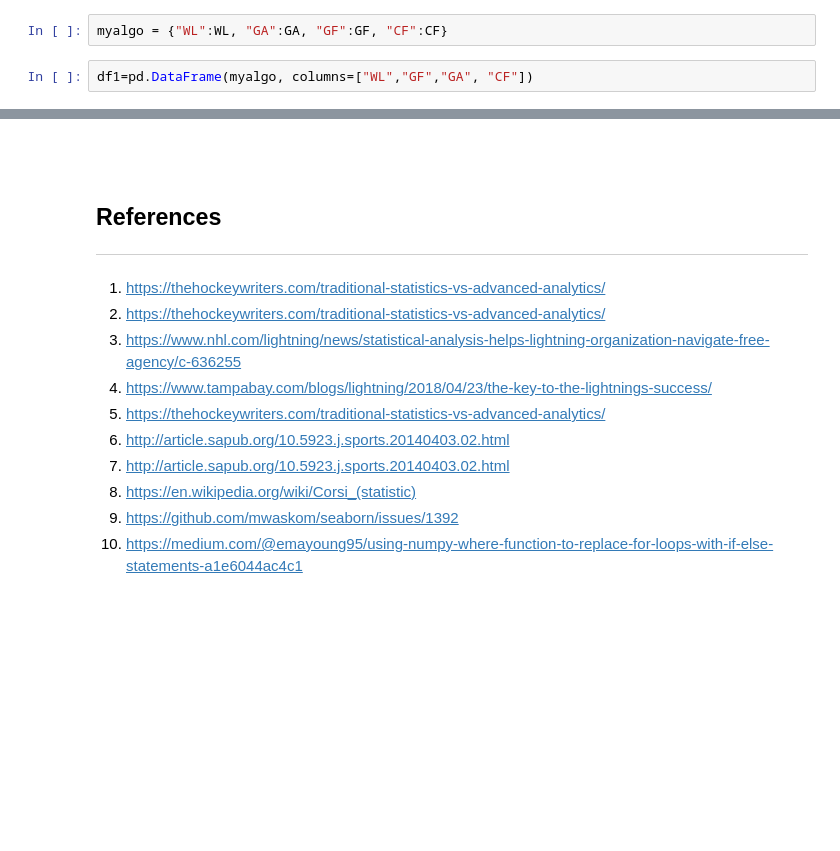
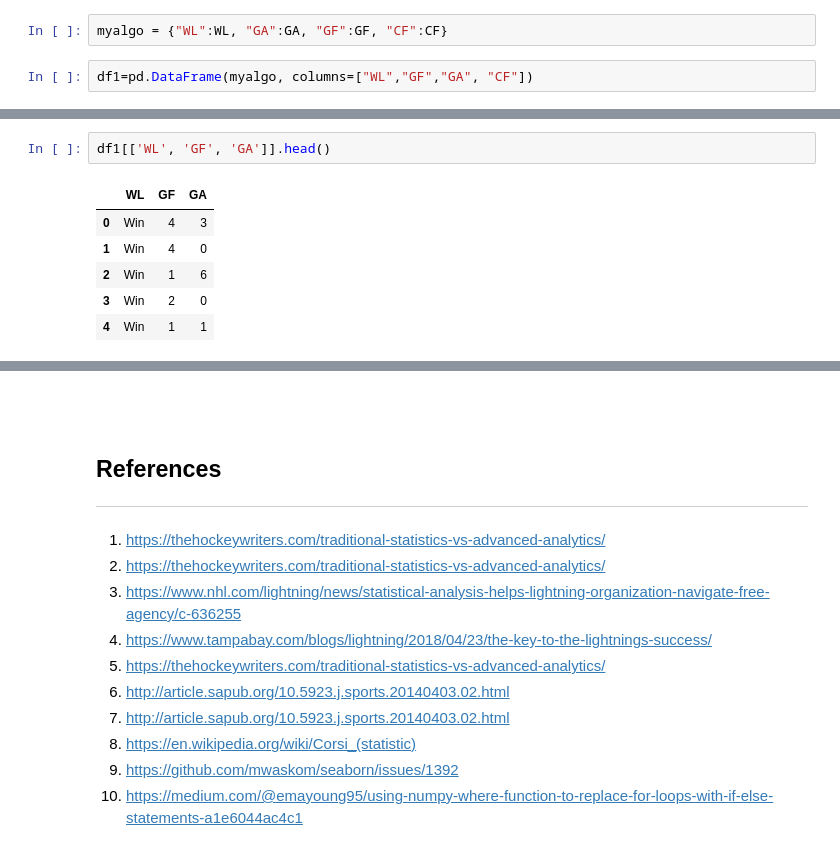
Before and after one commit to pjmeehan/PDA-PROJECT, a Jupyter notebook: PDA Project 2018.ipynb, the cells around one changed output, grey strips where cells are left out. Cells and saved outputs as stored; diff of their text form; blank space fills up the shorter version.

```diff
--- a/PDA Project 2018.ipynb
+++ b/PDA Project 2018.ipynb
@@ -191,0 +196,9 @@ df1.describe(include=[np.object])
+# %%
+df1[['WL', 'GF', 'GA']].head()
+# %% [output]
+|  | WL | GF | GA |
+| 0 | Win | 4 | 3 |
+| 1 | Win | 4 | 0 |
+| 2 | Win | 1 | 6 |
+| 3 | Win | 2 | 0 |
+| 4 | Win | 1 | 1 |
```
Also changed, not shown: parts of 7 cells of this notebook.
